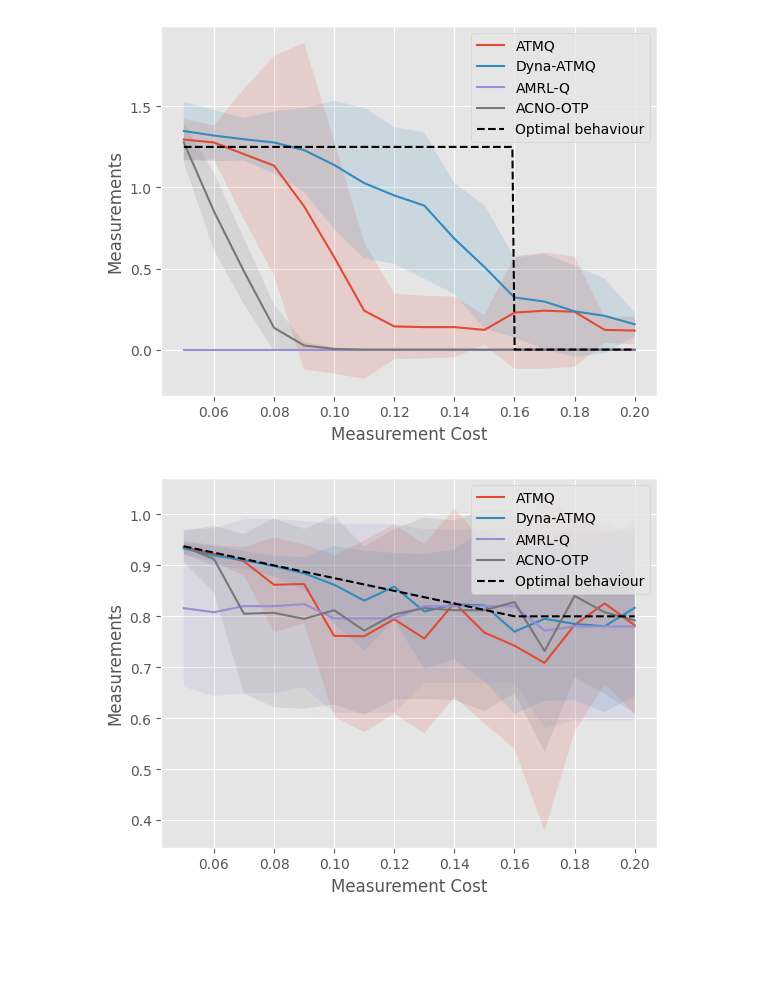
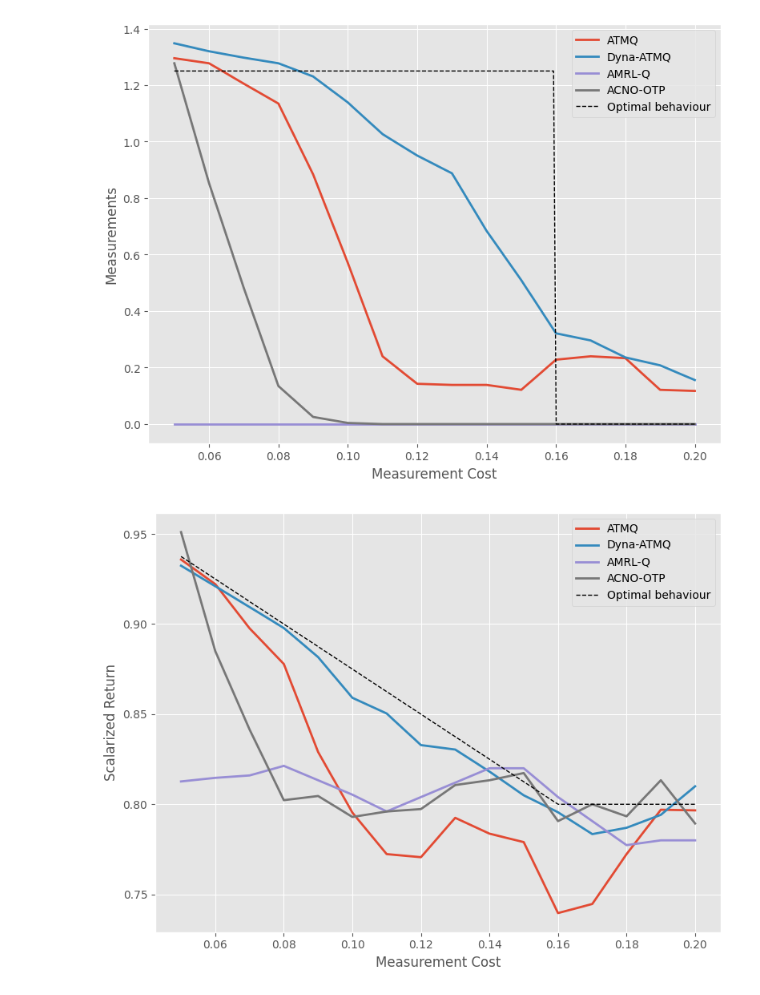
Before and after one commit to MKrale/ATM, a Jupyter notebook: Plot_Data.ipynb, the cells around one changed output. Drawn from its saved outputs; the diff is of its cells as text; code cells hidden in the pictures; blank space fills up the shorter version.

Commit message:
Fix data plotting & combining
* Fixed bug std calculations
* Standardized format of plots & recreated all plots/data files

```diff
--- a/Plot_Data.ipynb
+++ b/Plot_Data.ipynb
@@ -74,7 +74,10 @@ nmbr_files      = len(Files_to_read)
 # Imports
 import json
 import math as m
+import matplotlib
 import matplotlib.pyplot as plt
+plt.rcParams["figure.figsize"] = (8,6)
+plt.rcParams["figure.autolayout"] = True
 import datetime
 from scipy.signal import savgol_filter
 import scipy.stats as sts
@@ -84,8 +87,8 @@ timestamp = datetime.datetime.now().strftime("%d%m%Y%H%M%S")
 
 # Plot Naming
 
-Plot_names_title    = ["Average return", "Average steps", "Average measurements"]
-Plot_Y_Label        = ["Return per Episode", "Steps", "Measurements"]
+Plot_names_title    = ["Scalarized Return", "Average steps", "Average measurements"]
+Plot_Y_Label        = ["Scalarized Return", "Steps", "Measurements"]
 Plot_names_file     = ["Reward", "Steps", "Measures"]
 
 nmbr_plots          = len(Plot_names_title)
@@ -237,8 +264,8 @@ if True:
 
                     rewards = np.array(contentDict["reward_per_eps"])[:,fromi:toi]
                     avg_rewards[algnmbr,i]  = np.average( rewards )
-                    std_rewards[algnmbr,i] = np.std(rewards)
-                    #std_rewards[algnmbr,i]  = np.std( np.average(rewards, axis=1) )
+                    # std_rewards[algnmbr,i] = np.std(rewards)
+                    std_rewards[algnmbr,i]  = np.std( np.average(rewards, axis=1) )
                     rewardsmin[algnmbr,i], rewardsmax[algnmbr,i] = sts.norm.interval(interval, loc=avg_rewards[algnmbr,i], scale=std_rewards[algnmbr,i])
 
         avg_rewards = savgol_filter( avg_rewards, this_window, this_order)
@@ -250,11 +277,12 @@ if True:
 
         plt.plot(sizes, avg_rewards[algnmbr], label = legend_alg[algnmbr])
 
-        plt.fill_between(sizes, rewardsmin[algnmbr], rewardsmax[algnmbr], alpha=0.1)
+        # plt.fill_between(sizes, rewardsmin[algnmbr], rewardsmax[algnmbr], alpha=0.1)
 
-    plt.title("Average Return against size for semi-slippery frozen lake")
-    plt.ylabel("Average Reward")
-    plt.xlabel("Size of Lake")
+
+    plt.ylabel("Scalarized Return")
+    plt.xlabel("Lake Size")
     plt.legend()
+    plt.savefig(Data_path+"Plots/LargeLakeCombined.png")
     plt.show()
 # %% [output]
@@ -262,5 +290,5 @@ if True:
 # %%
-if True:
+if False:
 
     fileName_alg    = ["BAM_QMDP", "BAM_QMDP+", "AMRL", "ACNO_OTP"]
     legend_alg      = ["ATMQ",  "Dyna-ATMQ", "AMRL-Q","ACNO-OTP" ]
@@ -304,10 +332,10 @@ if True:
         # rewardsmin[algnmbr], rewardsmax[algnmbr] = sts.norm.interval(interval, loc=avg_rewards[algnmbr], scale=std_rewards[algnmbr])
 
         plt.plot(costs, avg_rewards[algnmbr], label = legend_alg[algnmbr])
-        plt.fill_between(costs, rewardsmin[algnmbr], rewardsmax[algnmbr], alpha=0.15)
+        # plt.fill_between(costs, rewardsmin[algnmbr], rewardsmax[algnmbr], alpha=0.15)
 
 
-    plt.plot(costs_extended, np.repeat(100,nmbr_points), 'k--', label="Optimal behaviour")
+    plt.plot(costs_extended, np.repeat(100,nmbr_points), 'k--', linewidth=1, label="Optimal behaviour" )
 
     #plt.title("Average Return against measuring cost")
     plt.ylabel("Average return (% of optimal)")
@@ -364,17 +390,18 @@ if True:
         rewardsmin[algnmbr], rewardsmax[algnmbr] = sts.norm.interval(interval, loc=avg_rewards[algnmbr], scale=std_rewards[algnmbr])
 
         plt.plot(costs, avg_rewards[algnmbr], label = legend_alg[algnmbr])
-        plt.fill_between(costs, rewardsmin[algnmbr], rewardsmax[algnmbr], alpha=0.15)
+        # plt.fill_between(costs, rewardsmin[algnmbr], rewardsmax[algnmbr], alpha=0.15)
     #plt.title("Average Return against measuring cost")
 
-    plt.plot(costs_extended, optimal_line, 'k--', label="Optimal behaviour")
+    plt.plot(costs_extended, optimal_line, 'k--',linewidth=1, label="Optimal behaviour")
 
     plt.ylabel("Measurements")
     plt.xlabel("Measurement Cost")
     plt.legend()
+    plt.savefig(Data_path+"Plots/RegretCostsCombinedMeasures.png")
     plt.show()
 # %% [output]
-[figure, old version]
+[figure, new version]
 # %%
 if True:
 
@@ -401,37 +428,38 @@ if True:
     # plt.axvline(x=0.16, color='k', linestyle='--', label="optimal value")
 
 
     # Collect all data
     for (algnmbr, algName) in enumerate(fileName_alg):
         for i in range(nmbr_files):
             filename = "AMData_{}_Loss_{}.json".format(fileName_alg[algnmbr],  str(costs_names[i]))
 
             with open(Data_path + filename) as file:
                 contentDict = json.load(file)
 
                 nmbr_eps = int(contentDict["parameters"]["nmbr_eps"])
                 toi = nmbr_eps
                 fromi = nmbr_eps-50
 
                 rewards = np.array(contentDict["reward_per_eps"])[:,fromi:toi]
                 avg_rewards[algnmbr,i]  = np.average( rewards )
-                std_rewards[algnmbr,i]  = np.std( np.average(rewards, axis=0) )
+                std_rewards[algnmbr,i]  = np.std( np.average(rewards, axis=1) )
                 #rewardsmin[algnmbr,i], rewardsmax[algnmbr,i] = sts.norm.interval(interval, loc=avg_rewards[algnmbr,i], scale=std_rewards[algnmbr,i])
 
-        # avg_rewards = savgol_filter( avg_rewards, this_window, this_order)
-        # std_rewards = savgol_filter( std_rewards, this_window, this_order)
+        avg_rewards = savgol_filter( avg_rewards, this_window, this_order)
+        std_rewards = savgol_filter( std_rewards, this_window, this_order)
         rewardsmin[algnmbr], rewardsmax[algnmbr] = sts.norm.interval(interval, loc=avg_rewards[algnmbr], scale=std_rewards[algnmbr])
         rewardsmin, rewardsmax = avg_rewards - std_rewards, avg_rewards + std_rewards,
 
         plt.plot(costs, avg_rewards[algnmbr], label = legend_alg[algnmbr])
-        plt.fill_between(costs, rewardsmin[algnmbr], rewardsmax[algnmbr], alpha=0.15)
+        # plt.fill_between(costs, rewardsmin[algnmbr], rewardsmax[algnmbr], alpha=0.15)
         # plt.ylim(ymin=0.73, ymax=0.97)
 
-    plt.plot(costs_extended, optimal_line, 'k--', label="Optimal behaviour")
-    plt.ylabel("Measurements")
+    plt.plot(costs_extended, optimal_line, 'k--',linewidth=1, label="Optimal behaviour")
+    plt.ylabel("Scalarized Return")
 
     plt.xlabel("Measurement Cost")
     plt.legend()
+    plt.savefig(Data_path+"Plots/RegretCostsCombined.png")
     plt.show()
 # %% [output]
-[figure, old version]
+[figure, new version]
```
Also changed, not shown: parts of 7 cells of this notebook, 29 other files.
